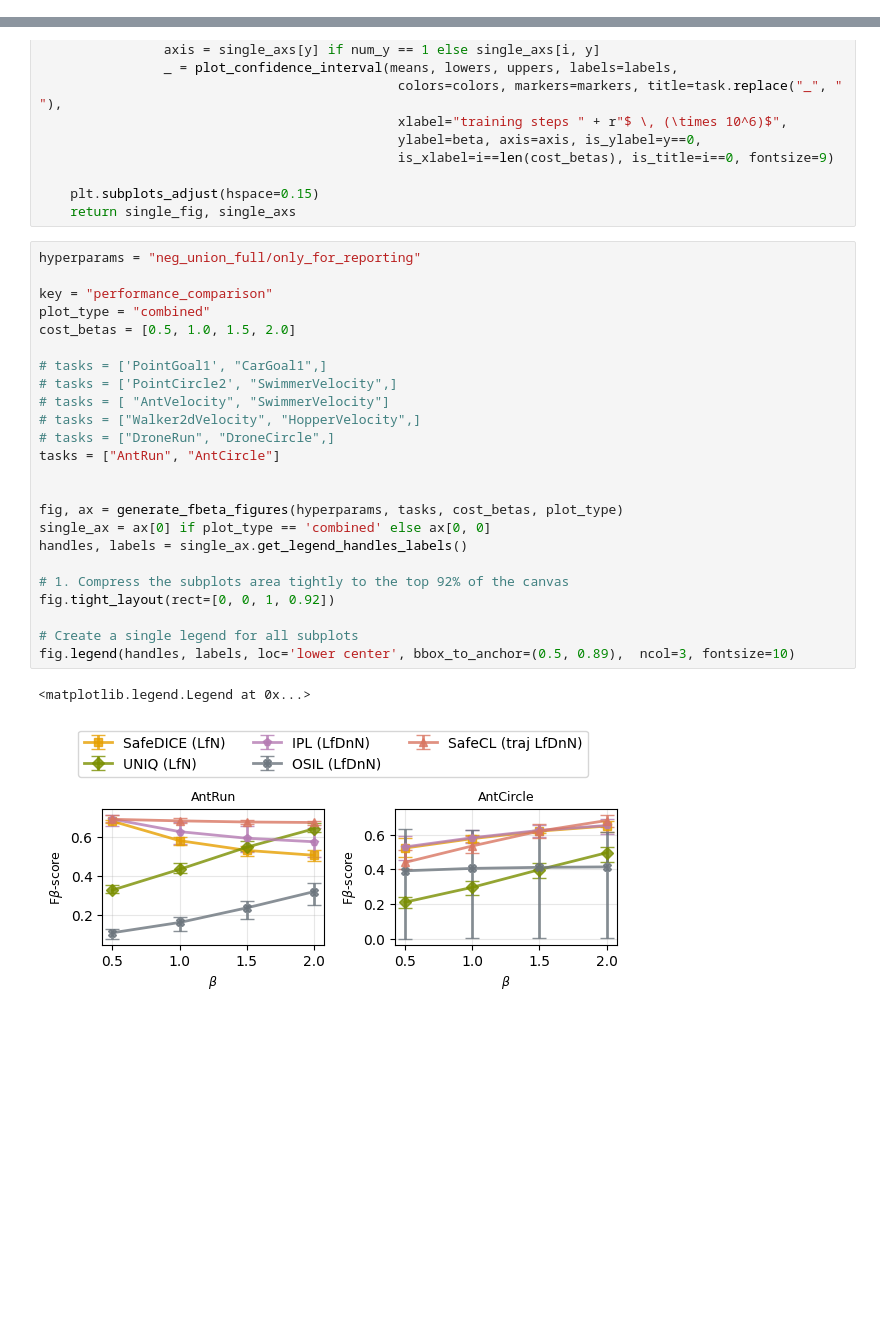
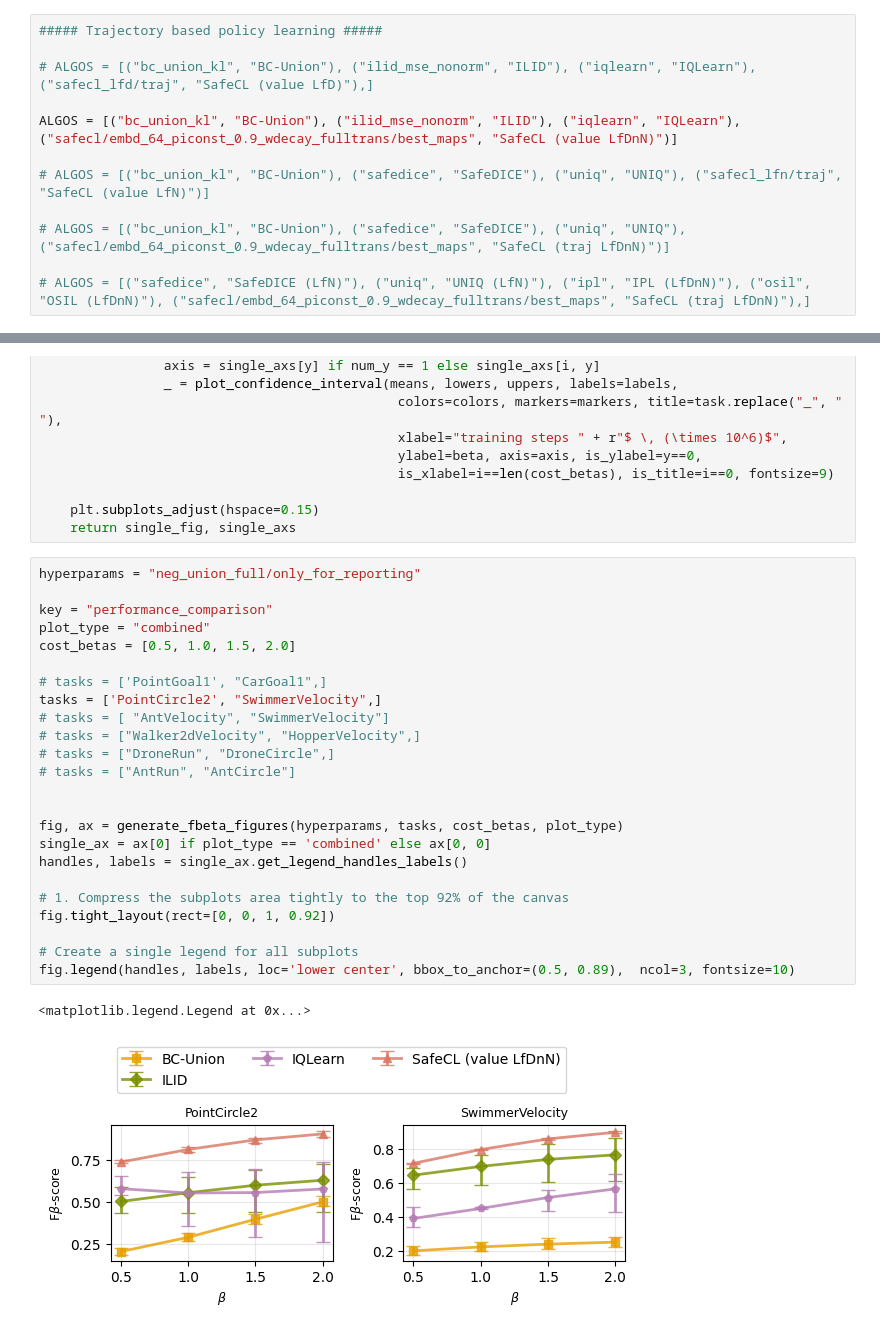
Before and after one commit to returaj/offline_mpc, a Jupyter notebook: dsrl_model/notebooks/safecl_plotting.ipynb, the cells around one changed output, grey strips where cells are left out. Cells and saved outputs as stored; diff of their text form; blank space fills up the shorter version.

Commit message:
break traj and value plotting code

```diff
--- a/dsrl_model/notebooks/safecl_plotting.ipynb
+++ b/dsrl_model/notebooks/safecl_plotting.ipynb
@@ -325,3 +325,15 @@ ALGOS = [("safedice", "SafeDICE (LfN)"), ("uniq", "UNIQ (LfN)"), ("ipl", "IPL (L
+# %%
+##### Trajectory based policy learning #####
+
+# ALGOS = [("bc_union_kl", "BC-Union"), ("ilid_mse_nonorm", "ILID"), ("iqlearn", "IQLearn"), ("safecl_lfd/traj", "SafeCL (value LfD)"),]
+
+ALGOS = [("bc_union_kl", "BC-Union"), ("ilid_mse_nonorm", "ILID"), ("iqlearn", "IQLearn"), ("safecl/embd_64_piconst_0.9_wdecay_fulltrans/best_maps", "SafeCL (value LfDnN)")]
+
+# ALGOS = [("bc_union_kl", "BC-Union"), ("safedice", "SafeDICE"), ("uniq", "UNIQ"), ("safecl_lfn/traj", "SafeCL (value LfN)")]
+
+# ALGOS = [("bc_union_kl", "BC-Union"), ("safedice", "SafeDICE"), ("uniq", "UNIQ"), ("safecl/embd_64_piconst_0.9_wdecay_fulltrans/best_maps", "SafeCL (traj LfDnN)")]
+
+# ALGOS = [("safedice", "SafeDICE (LfN)"), ("uniq", "UNIQ (LfN)"), ("ipl", "IPL (LfDnN)"), ("osil", "OSIL (LfDnN)"), ("safecl/embd_64_piconst_0.9_wdecay_fulltrans/best_maps", "SafeCL (traj LfDnN)"),]
 # %%
 # ALGOS = [("safecl_il_noreg", "SafeCL (wo/ reg)"), ("safecl_il", "SafeCL (w/ reg)")]
 
@@ -466,27 +478,27 @@ def generate_fbeta_figures(hyperparams, tasks, cost_betas, plot_type='combined')
 # %%
 hyperparams = "neg_union_full/only_for_reporting"
 
 key = "performance_comparison"
 plot_type = "combined"
 cost_betas = [0.5, 1.0, 1.5, 2.0]
 
 # tasks = ['PointGoal1', "CarGoal1",]
-# tasks = ['PointCircle2', "SwimmerVelocity",]
+tasks = ['PointCircle2', "SwimmerVelocity",]
 # tasks = [ "AntVelocity", "SwimmerVelocity"]
 # tasks = ["Walker2dVelocity", "HopperVelocity",]
 # tasks = ["DroneRun", "DroneCircle",]
-tasks = ["AntRun", "AntCircle"]
+# tasks = ["AntRun", "AntCircle"]
 
 
 fig, ax = generate_fbeta_figures(hyperparams, tasks, cost_betas, plot_type)
 single_ax = ax[0] if plot_type == 'combined' else ax[0, 0]
 handles, labels = single_ax.get_legend_handles_labels()
 
 # 1. Compress the subplots area tightly to the top 92% of the canvas
 fig.tight_layout(rect=[0, 0, 1, 0.92])
 
 # Create a single legend for all subplots
 fig.legend(handles, labels, loc='lower center', bbox_to_anchor=(0.5, 0.89),  ncol=3, fontsize=10)
 # %% [output]
 <matplotlib.legend.Legend at 0x...>
-[figure, old version]
+[figure, new version]
```
Also changed, not shown: parts of 1 cell of this notebook.
